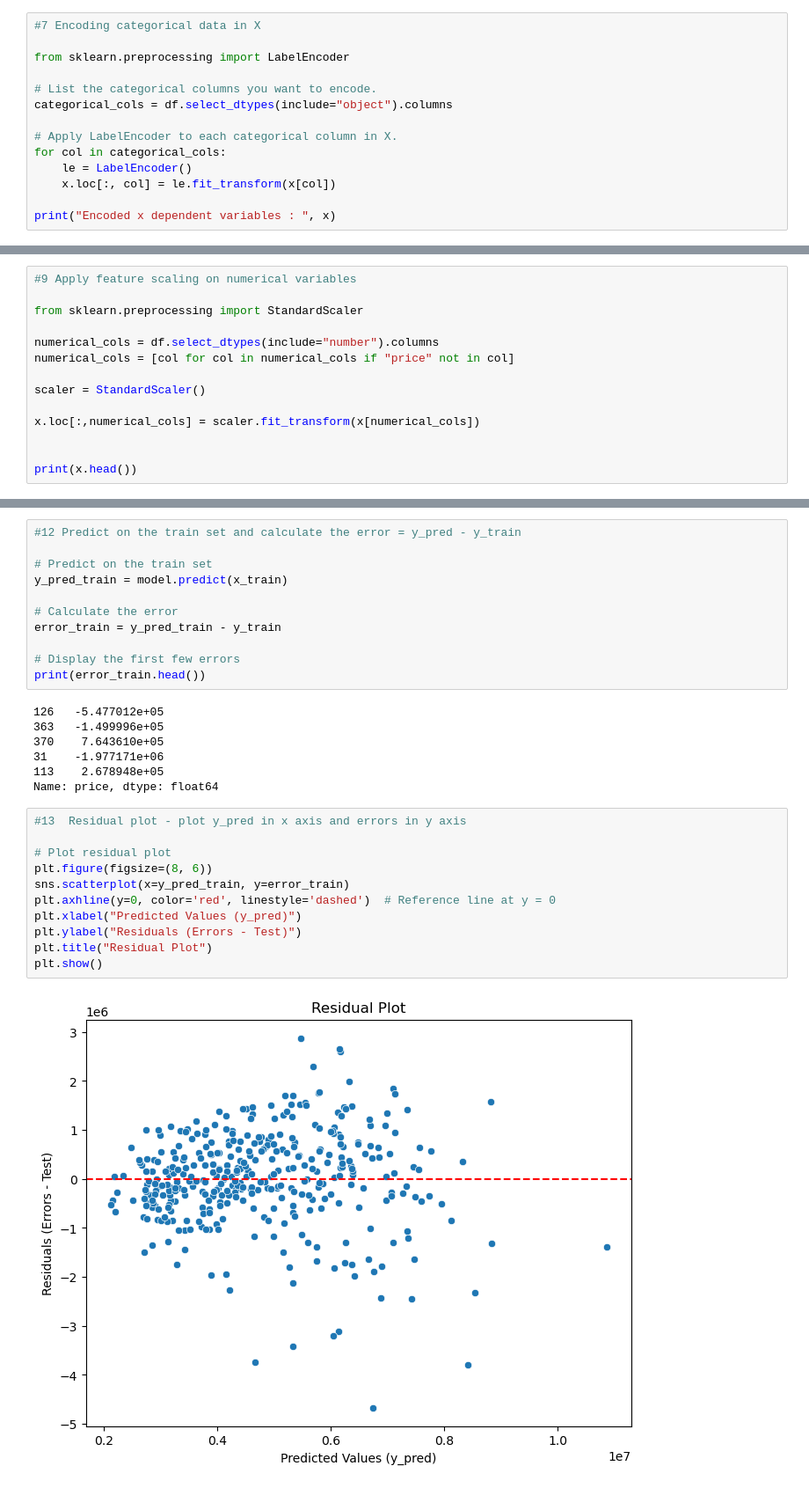
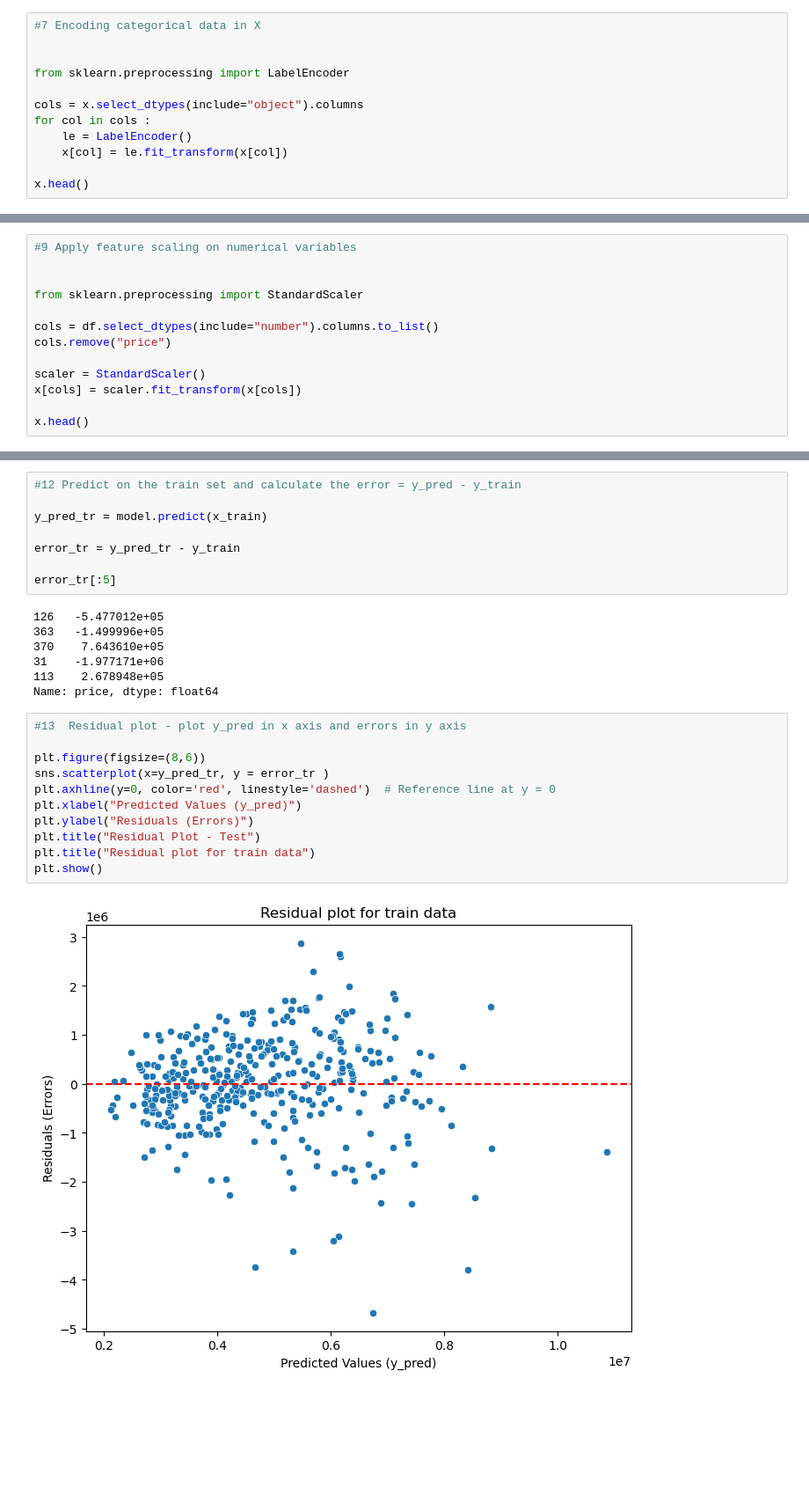
Before and after one commit to TharunKorivi/Ml_Lab, a Jupyter notebook: week4/MultipleLinearRegression .ipynb, the cells around one changed output, grey strips where cells are left out. Shown: that part at 88% size. Cells and saved outputs as stored; diff of their text form; blank space fills up the shorter version.

```diff
--- a/week4/MultipleLinearRegression .ipynb
+++ b/week4/MultipleLinearRegression .ipynb
@@ -98,15 +99,13 @@ plt.show()
 # %%
 #7 Encoding categorical data in X
 
+
 from sklearn.preprocessing import LabelEncoder
 
-# List the categorical columns you want to encode.
-categorical_cols = df.select_dtypes(include="object").columns
+cols = x.select_dtypes(include="object").columns
+for col in cols :
+    le = LabelEncoder()
+    x[col] = le.fit_transform(x[col])
 
-# Apply LabelEncoder to each categorical column in X.
-for col in categorical_cols:
-    le = LabelEncoder()
-    x.loc[:, col] = le.fit_transform(x[col])
-
-print("Encoded x dependent variables : ", x)
+x.head()
 # %% [output]
@@ -132,15 +123,14 @@ Encoded x dependent variables :       area  bedrooms  bathrooms  stories mainroa
 # %%
 #9 Apply feature scaling on numerical variables
 
+
 from sklearn.preprocessing import StandardScaler
 
-numerical_cols = df.select_dtypes(include="number").columns
-numerical_cols = [col for col in numerical_cols if "price" not in col]
+cols = df.select_dtypes(include="number").columns.to_list()
+cols.remove("price")
 
 scaler = StandardScaler()
+x[cols] = scaler.fit_transform(x[cols])
 
-x.loc[:,numerical_cols] = scaler.fit_transform(x[numerical_cols])
-
-
-print(x.head())
+x.head()
 # %% [output]
@@ -185,14 +174,11 @@ Coefficients: [ 548676.87299684   61007.57353683  560930.5907925   360373.266510
 # %%
 #12 Predict on the train set and calculate the error = y_pred - y_train
 
-# Predict on the train set
-y_pred_train = model.predict(x_train)
+y_pred_tr = model.predict(x_train)
 
-# Calculate the error
-error_train = y_pred_train - y_train
+error_tr = y_pred_tr - y_train
 
-# Display the first few errors
-print(error_train.head())
+error_tr[:5]
 # %% [output]
 126   -5.477012e+05
 363   -1.499996e+05
@@ -203,16 +189,16 @@ Name: price, dtype: float64
 # %%
 #13  Residual plot - plot y_pred in x axis and errors in y axis
 
-# Plot residual plot
-plt.figure(figsize=(8, 6))
-sns.scatterplot(x=y_pred_train, y=error_train)
+plt.figure(figsize=(8,6))
+sns.scatterplot(x=y_pred_tr, y = error_tr )
 plt.axhline(y=0, color='red', linestyle='dashed')  # Reference line at y = 0
 plt.xlabel("Predicted Values (y_pred)")
-plt.ylabel("Residuals (Errors - Test)")
-plt.title("Residual Plot")
+plt.ylabel("Residuals (Errors)")
+plt.title("Residual Plot - Test")
+plt.title("Residual plot for train data")
 plt.show()
 # %% [output]
-[figure, old version]
+[figure, new version]
 # %%
 #14  Predic on the test set
 
```
Also changed, not shown: parts of 13 cells of this notebook.
